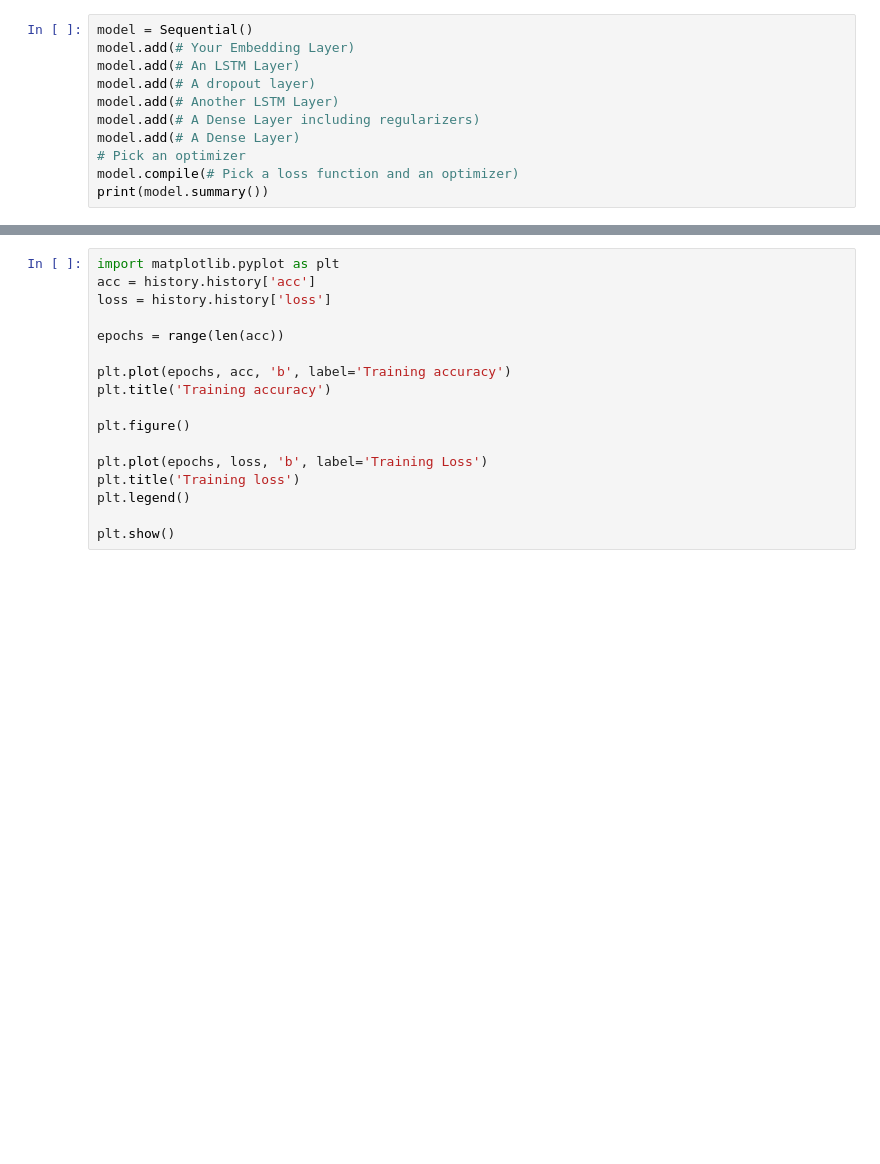
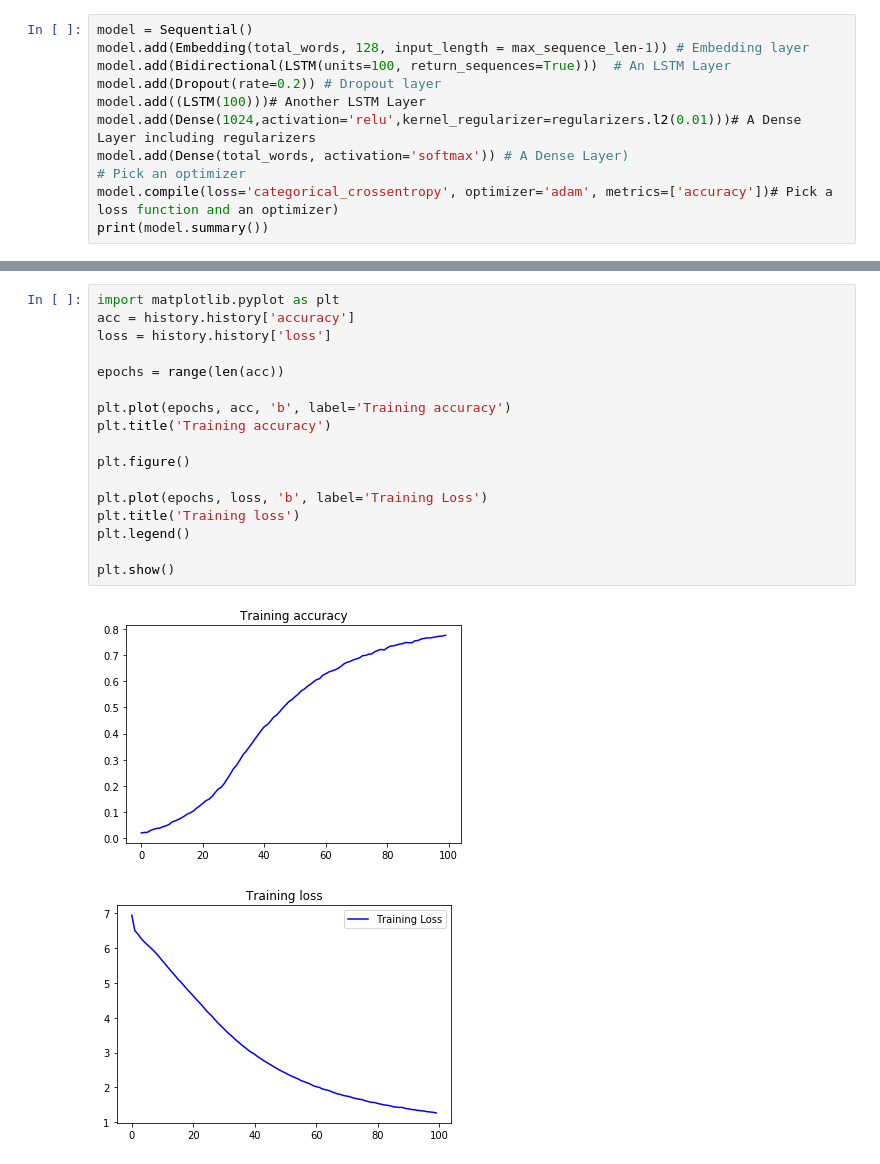
Before and after one commit to sergejhorvat/TensorFlow-in-Practice---Coursera, a Jupyter notebook: Natural Language Processing in TensorFlow/Week4_Exercise_Shakespeare_Question.ipynb, the cells around one changed output, grey strips where cells are left out. Saved outputs shown, nothing was run; the diff lists cells and outputs as text; blank space fills up the shorter version.

```diff
--- a/Natural Language Processing in TensorFlow/Week4_Exercise_Shakespeare_Question.ipynb
+++ b/Natural Language Processing in TensorFlow/Week4_Exercise_Shakespeare_Question.ipynb
@@ -44,11 +77,11 @@ label = ku.to_categorical(label, num_classes=total_words)
 # %%
 model = Sequential()
-model.add(# Your Embedding Layer)
-model.add(# An LSTM Layer)
-model.add(# A dropout layer)
-model.add(# Another LSTM Layer)
-model.add(# A Dense Layer including regularizers)
-model.add(# A Dense Layer)
+model.add(Embedding(total_words, 128, input_length = max_sequence_len-1)) # Embedding layer
+model.add(Bidirectional(LSTM(units=100, return_sequences=True)))  # An LSTM Layer
+model.add(Dropout(rate=0.2)) # Dropout layer
+model.add((LSTM(100)))# Another LSTM Layer
+model.add(Dense(1024,activation='relu',kernel_regularizer=regularizers.l2(0.01)))# A Dense Layer including regularizers
+model.add(Dense(total_words, activation='softmax')) # A Dense Layer)
 # Pick an optimizer
-model.compile(# Pick a loss function and an optimizer)
+model.compile(loss='categorical_crossentropy', optimizer='adam', metrics=['accuracy'])# Pick a loss function and an optimizer)
 print(model.summary())
@@ -57,20 +126,23 @@ print(model.summary())
 # %%
 import matplotlib.pyplot as plt
-acc = history.history['acc']
+acc = history.history['accuracy']
 loss = history.history['loss']
 
 epochs = range(len(acc))
 
 plt.plot(epochs, acc, 'b', label='Training accuracy')
 plt.title('Training accuracy')
 
 plt.figure()
 
 plt.plot(epochs, loss, 'b', label='Training Loss')
 plt.title('Training loss')
 plt.legend()
 
 plt.show()
+# %% [output]
+[figure, added]
+[figure, added]
 # %%
 seed_text = "Help me Obi Wan Kenobi, you're my only hope"
 next_words = 100
```
Also changed, not shown: parts of 5 cells of this notebook.
